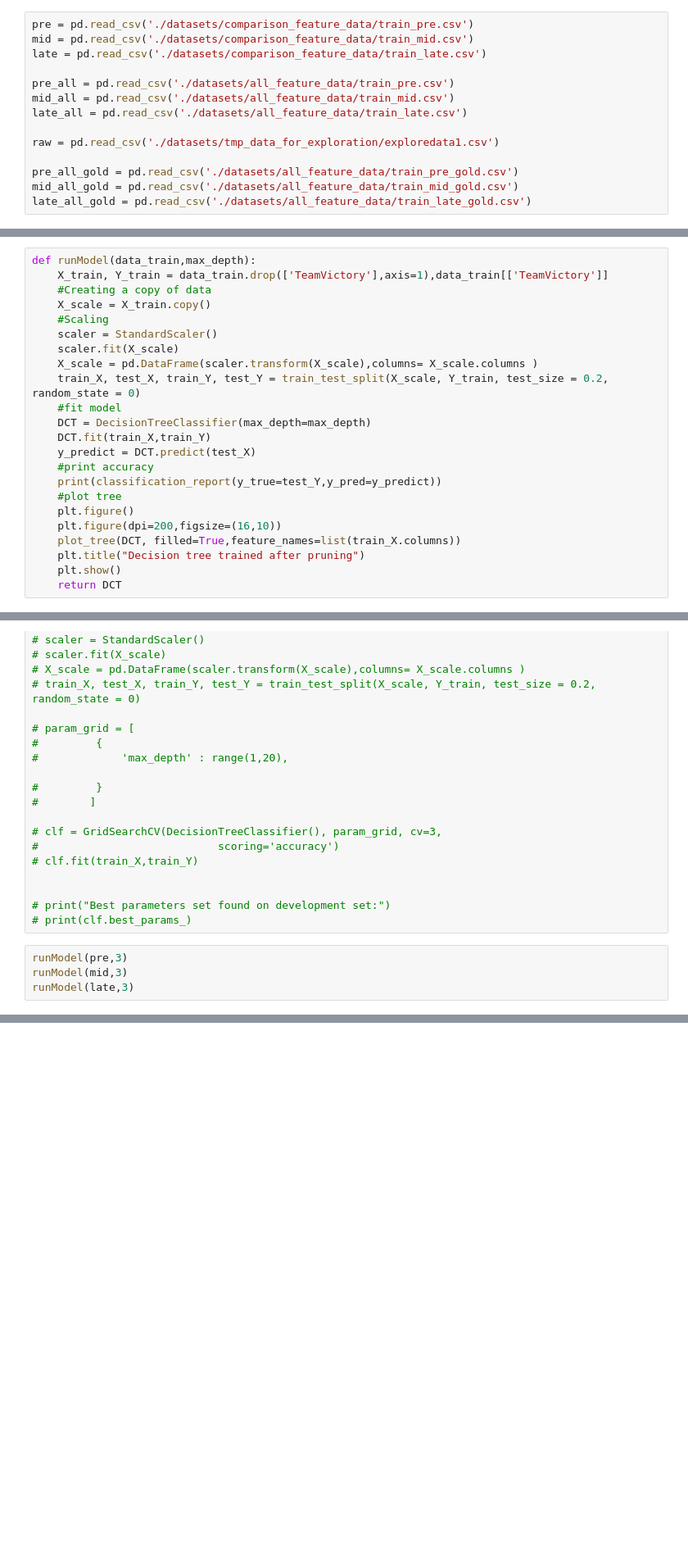
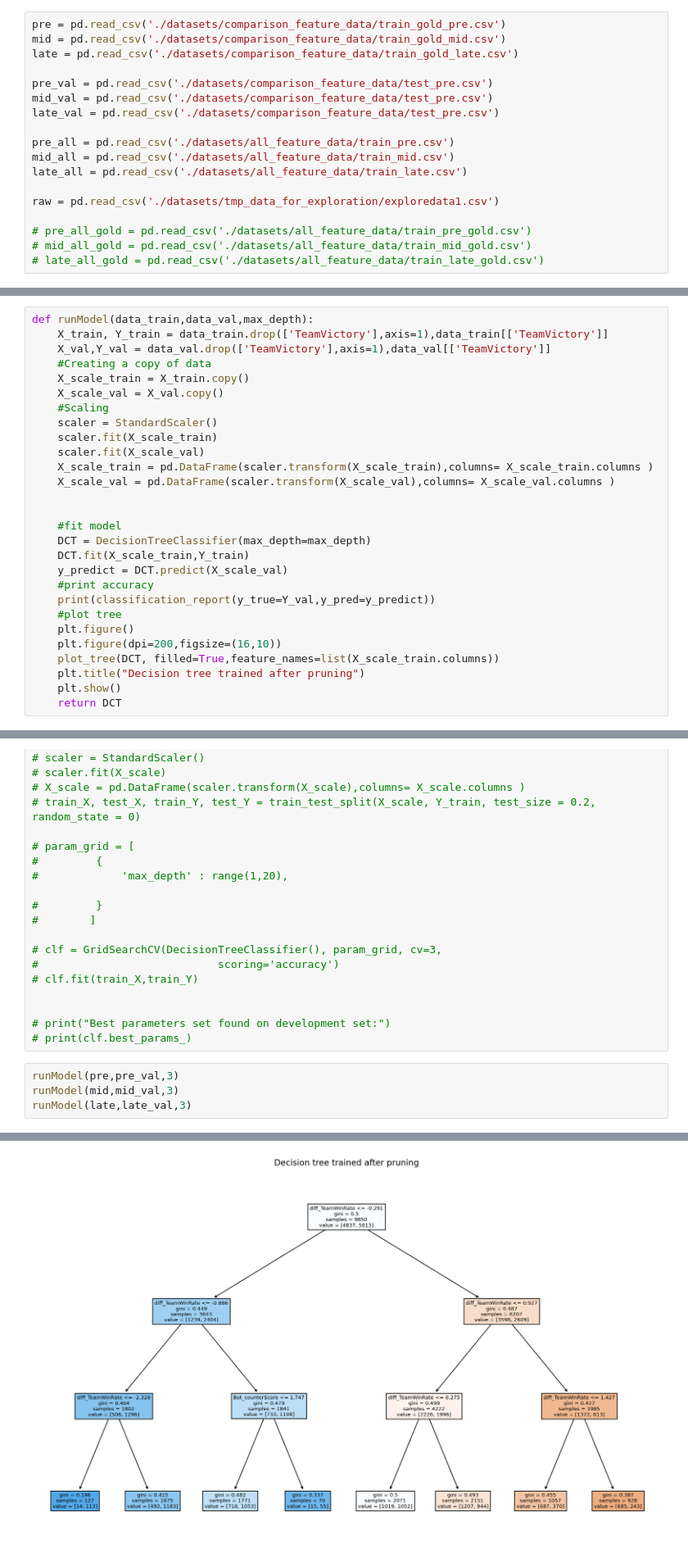
Before and after one commit to Jiawei-oukai/MachinLearning-LOL_Gaming, a Jupyter notebook: DecisionTree.ipynb, the cells around one changed output, grey strips where cells are left out. Shown at 82% size. Cells and saved outputs as stored; diff of their text form; blank space fills up the shorter version.

Commit message:
update runmodel with validation data

```diff
--- a/DecisionTree.ipynb
+++ b/DecisionTree.ipynb
@@ -22,9 +22,13 @@ from sklearn.model_selection import learning_curve
 from sklearn.tree import DecisionTreeClassifier
 from sklearn.ensemble import RandomForestClassifier
 # %%
-pre = pd.read_csv('./datasets/comparison_feature_data/train_pre.csv')
-mid = pd.read_csv('./datasets/comparison_feature_data/train_mid.csv')
-late = pd.read_csv('./datasets/comparison_feature_data/train_late.csv')
+pre = pd.read_csv('./datasets/comparison_feature_data/train_gold_pre.csv')
+mid = pd.read_csv('./datasets/comparison_feature_data/train_gold_mid.csv')
+late = pd.read_csv('./datasets/comparison_feature_data/train_gold_late.csv')
+
+pre_val = pd.read_csv('./datasets/comparison_feature_data/test_pre.csv')
+mid_val = pd.read_csv('./datasets/comparison_feature_data/test_pre.csv')
+late_val = pd.read_csv('./datasets/comparison_feature_data/test_pre.csv')
 
 pre_all = pd.read_csv('./datasets/all_feature_data/train_pre.csv')
 mid_all = pd.read_csv('./datasets/all_feature_data/train_mid.csv')
@@ -32,6 +36,6 @@ late_all = pd.read_csv('./datasets/all_feature_data/train_late.csv')
 
 raw = pd.read_csv('./datasets/tmp_data_for_exploration/exploredata1.csv')
 
-pre_all_gold = pd.read_csv('./datasets/all_feature_data/train_pre_gold.csv')
-mid_all_gold = pd.read_csv('./datasets/all_feature_data/train_mid_gold.csv')
-late_all_gold = pd.read_csv('./datasets/all_feature_data/train_late_gold.csv')
+# pre_all_gold = pd.read_csv('./datasets/all_feature_data/train_pre_gold.csv')
+# mid_all_gold = pd.read_csv('./datasets/all_feature_data/train_mid_gold.csv')
+# late_all_gold = pd.read_csv('./datasets/all_feature_data/train_late_gold.csv')
@@ -38,23 +58,28 @@ late_all_gold = pd.read_csv('./datasets/all_feature_data/train_late_gold.csv')
 # %%
-def runModel(data_train,max_depth):
+def runModel(data_train,data_val,max_depth):
     X_train, Y_train = data_train.drop(['TeamVictory'],axis=1),data_train[['TeamVictory']]
+    X_val,Y_val = data_val.drop(['TeamVictory'],axis=1),data_val[['TeamVictory']]
     #Creating a copy of data
-    X_scale = X_train.copy()
+    X_scale_train = X_train.copy()
+    X_scale_val = X_val.copy()
     #Scaling
     scaler = StandardScaler()
-    scaler.fit(X_scale)
-    X_scale = pd.DataFrame(scaler.transform(X_scale),columns= X_scale.columns )
-    train_X, test_X, train_Y, test_Y = train_test_split(X_scale, Y_train, test_size = 0.2, random_state = 0)
+    scaler.fit(X_scale_train)
+    scaler.fit(X_scale_val)
+    X_scale_train = pd.DataFrame(scaler.transform(X_scale_train),columns= X_scale_train.columns )
+    X_scale_val = pd.DataFrame(scaler.transform(X_scale_val),columns= X_scale_val.columns )
+
+
     #fit model
     DCT = DecisionTreeClassifier(max_depth=max_depth)
-    DCT.fit(train_X,train_Y)
-    y_predict = DCT.predict(test_X)
+    DCT.fit(X_scale_train,Y_train)
+    y_predict = DCT.predict(X_scale_val)
     #print accuracy
-    print(classification_report(y_true=test_Y,y_pred=y_predict))
+    print(classification_report(y_true=Y_val,y_pred=y_predict))
     #plot tree
     plt.figure()
     plt.figure(dpi=200,figsize=(16,10))
-    plot_tree(DCT, filled=True,feature_names=list(train_X.columns))
+    plot_tree(DCT, filled=True,feature_names=list(X_scale_train.columns))
     plt.title("Decision tree trained after pruning")
     plt.show()
     return DCT
@@ -112,6 +137,7 @@ runModel_Umap(late_all_gold, 3)
 # print("Best parameters set found on development set:")
 # print(clf.best_params_)
 # %%
-runModel(pre,3)
-runModel(mid,3)
-runModel(late,3)
+runModel(pre,pre_val,3)
+runModel(mid,mid_val,3)
+runModel(late,late_val,3)
+# %% [output]
@@ -117,0 +153 @@ runModel(late,3)
+[figure, added]
```
Also changed, not shown: parts of 7 cells of this notebook.
